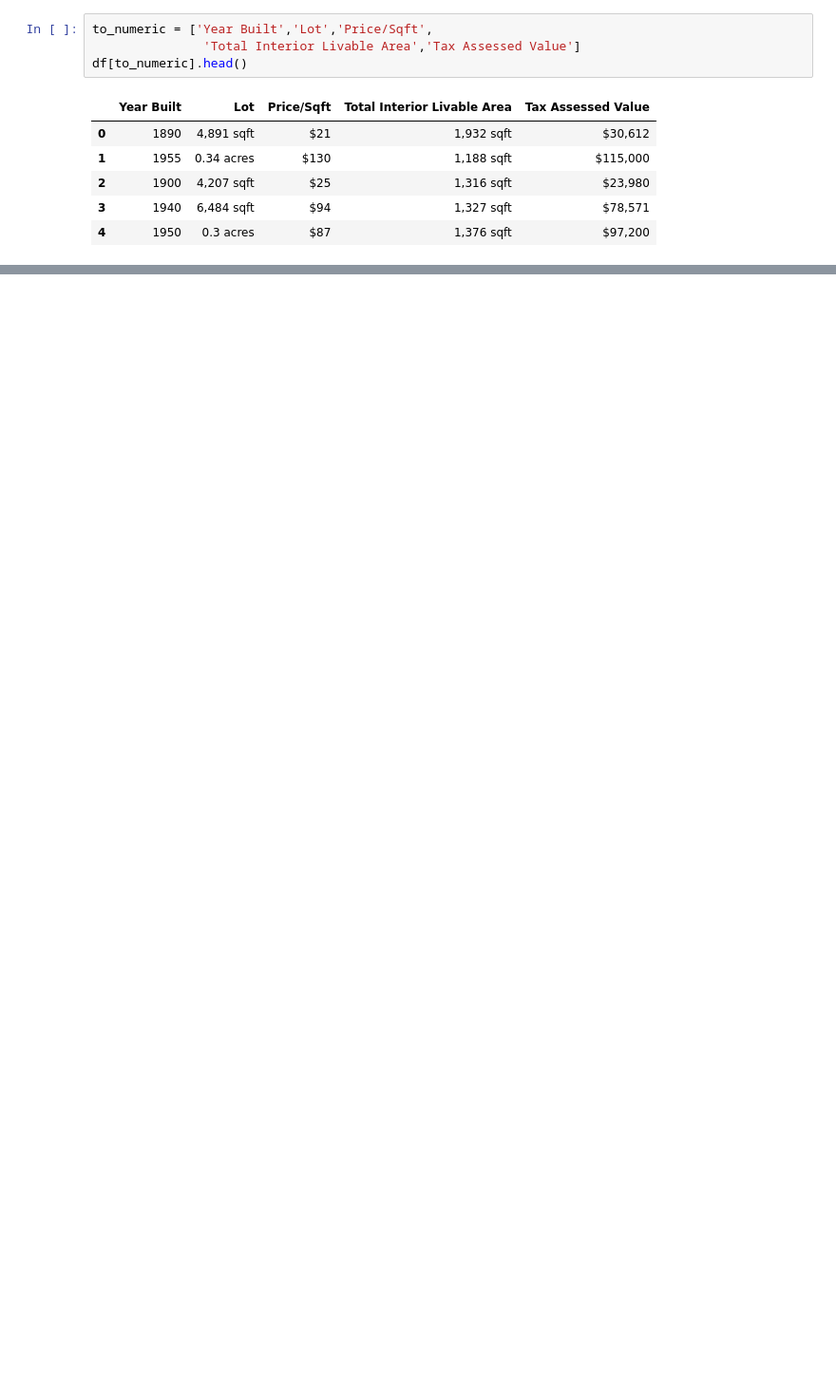
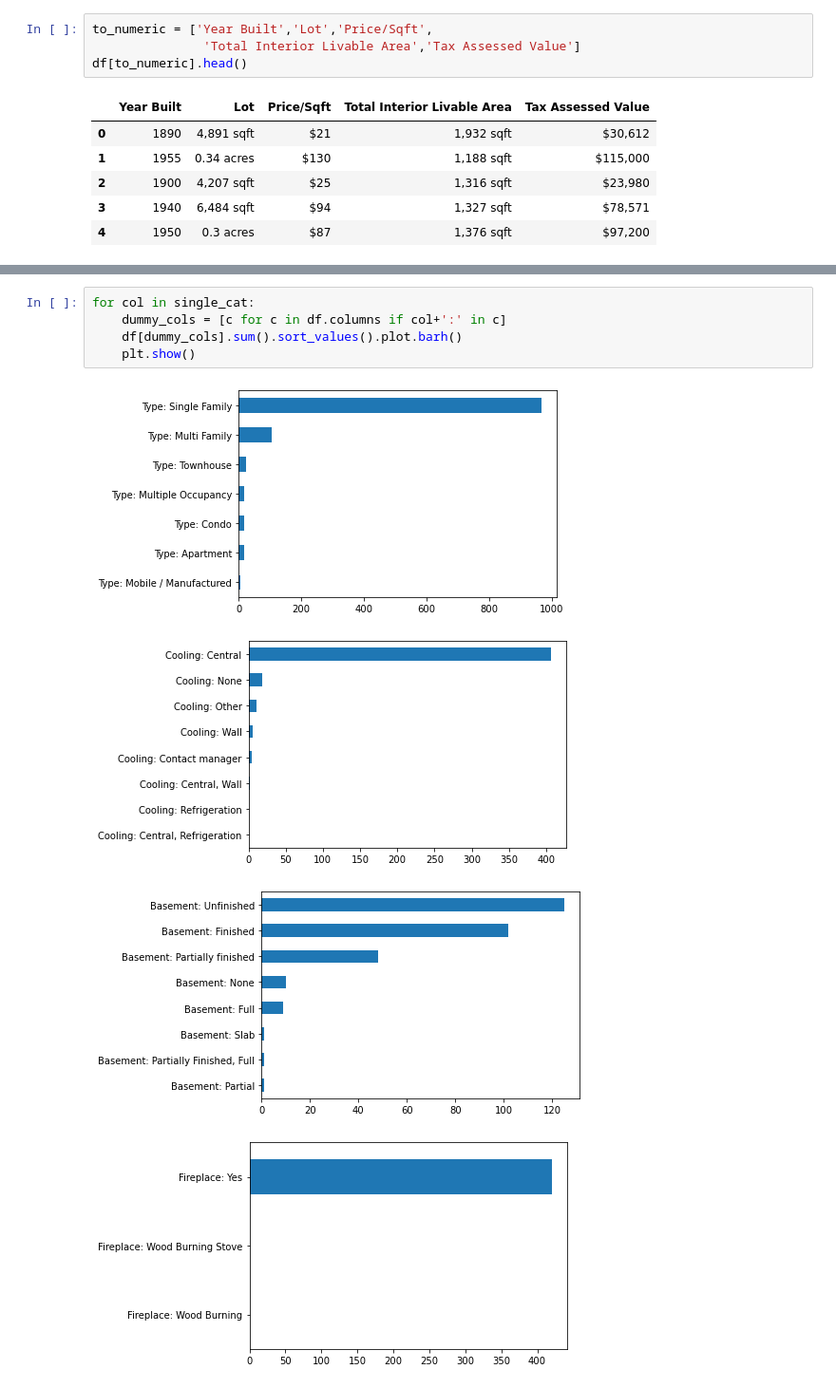
Before and after one commit to aldrinlambon/ranking-real-estate-listings, a Jupyter notebook: DataPreparation.ipynb, the cells around one changed output, grey strips where cells are left out. Shown: that part at 95% size. Cells and saved outputs as stored; diff of their text form; blank space fills up the shorter version.

```diff
--- a/DataPreparation.ipynb
+++ b/DataPreparation.ipynb
@@ -178,0 +207,10 @@ print(df.shape)
+# %%
+for col in single_cat:
+    dummy_cols = [c for c in df.columns if col+':' in c]
+    df[dummy_cols].sum().sort_values().plot.barh()
+    plt.show()
+# %% [output]
+[figure, added]
+[figure, added]
+[figure, added]
+[figure, added]
```
Also changed, not shown: parts of 10 cells of this notebook.
